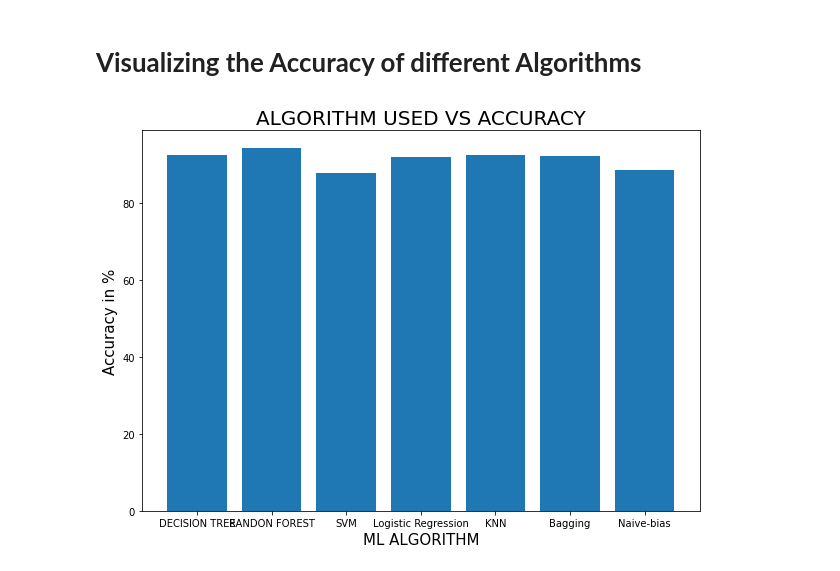
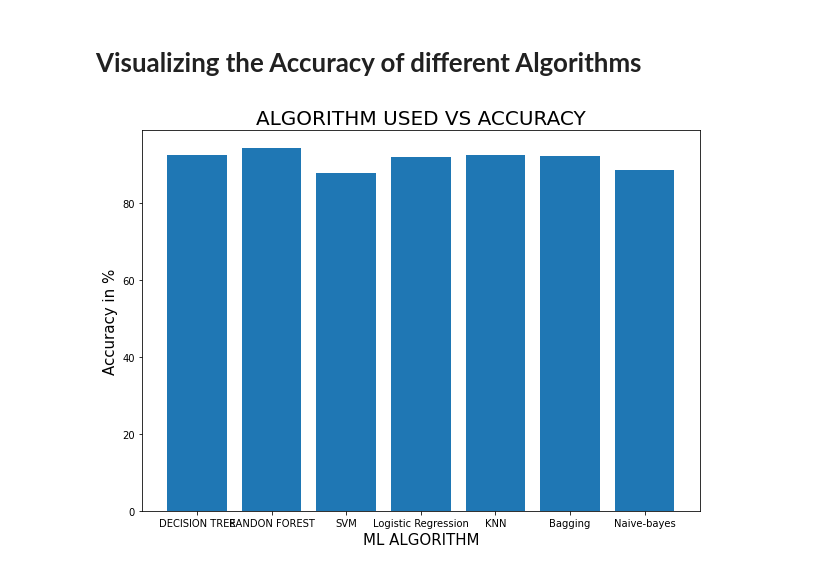
Before and after one commit to saarthakvyas/Breast_Cancer_Detection, a Jupyter notebook: Breast_Cancer_Project_P(V1).ipynb, the cells around one changed output. Drawn from its saved outputs; the diff is of its cells as text; code cells hidden in the pictures.

```diff
--- a/Breast_Cancer_Project_P(V1).ipynb
+++ b/Breast_Cancer_Project_P(V1).ipynb
@@ -1110,15 +1110,15 @@ weighted avg       0.89      0.89      0.89       171
 # %%
 plt.figure(figsize=(10,7))
 
 
-a= ['DECISION TREE', 'RANDON FOREST', 'SVM', 'Logistic Regression','KNN','Bagging','Naive-bias']
+a= ['DECISION TREE', 'RANDON FOREST', 'SVM', 'Logistic Regression','KNN','Bagging','Naive-bayes']
 
 b=[92.39,94.15,87.71,91.81,92.39,92.10,88.65]
 plt.bar(a,b)
 plt.title('ALGORITHM USED VS ACCURACY', fontsize=20)
 
 plt.xlabel('ML ALGORITHM', fontsize=15)
 plt.ylabel('Accuracy in %', fontsize=15)
 plt.show()
 # %% [output]
-[figure, old version]
+[figure, new version]
```
